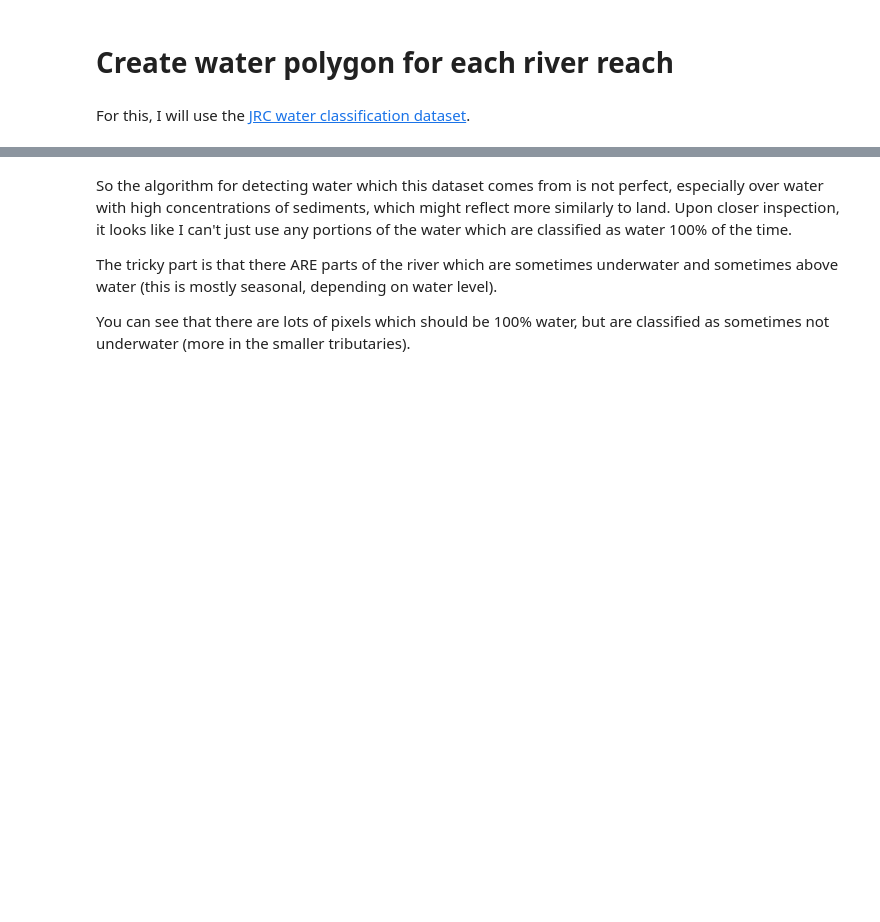
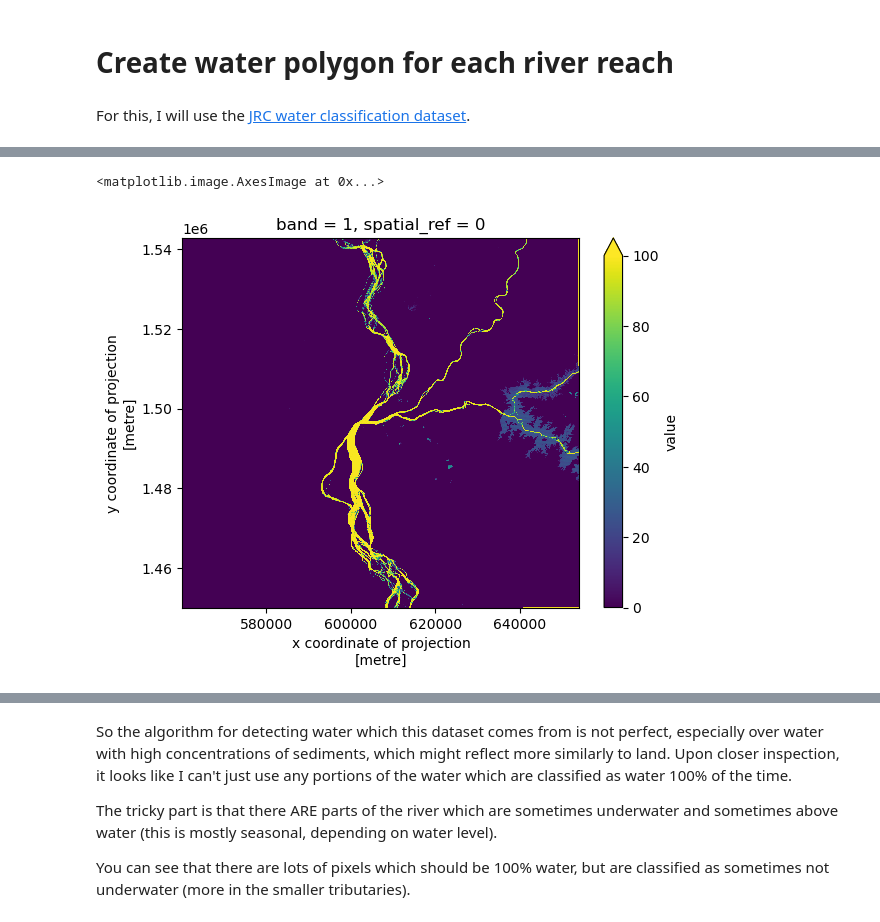
Before and after one commit to UW-GDA/mekong-water-quality, a Jupyter notebook: 01_river_reach_masks.ipynb, the cells around one changed output, grey strips where cells are left out. Drawn from its saved outputs; the diff is of its cells as text; code cells hidden in the pictures; blank space fills up the shorter version.

```diff
--- a/01_river_reach_masks.ipynb
+++ b/01_river_reach_masks.ipynb
@@ -170,0 +183,5 @@ river_ma, river_ma_transform  = rio.mask.mask(water_src, buff['geometry'], **rio
+# %%
+# hls url
+# see 00-1_pull_hls_data to see where this url comes from
+url_pxa = 'https://data.lpdaac.earthdatacloud.nasa.gov/lp-prod-protected/HLSS30.020/HLS.S30.T48PXA.2023325T032029.v2.0/HLS.S30.T48PXA.2023325T032029.v2.0.B04.tif'
+url_pwv = 'https://data.lpdaac.earthdatacloud.nasa.gov/lp-prod-protected/HLSS30.020/HLS.S30.T48PWV.2023325T032029.v2.0/HLS.S30.T48PWV.2023325T032029.v2.0.B04.tif'
@@ -170,0 +297,4 @@ river_ma, river_ma_transform  = rio.mask.mask(water_src, buff['geometry'], **rio
+# %%
+#Using nearest neighbor resampling
+water_proj = water_sel_xds.rio.reproject_match(hls_merged)
+water_proj
@@ -170,0 +319,5 @@ river_ma, river_ma_transform  = rio.mask.mask(water_src, buff['geometry'], **rio
+# %%
+water_proj.plot.imshow(vmin=0,vmax=100, interpolation='none')
+# %% [output]
+<matplotlib.image.AxesImage at 0x...>
+[figure, added]
```
Also changed, not shown: parts of 47 cells of this notebook.
